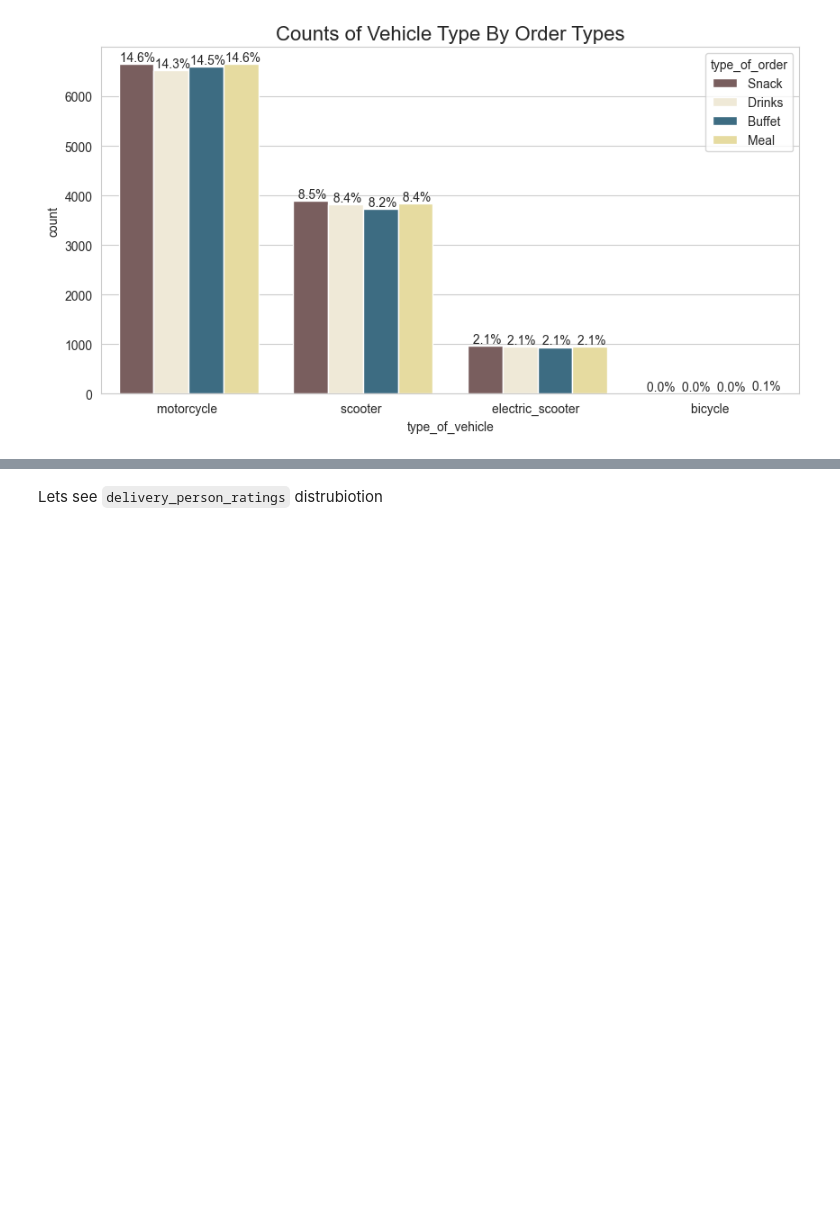
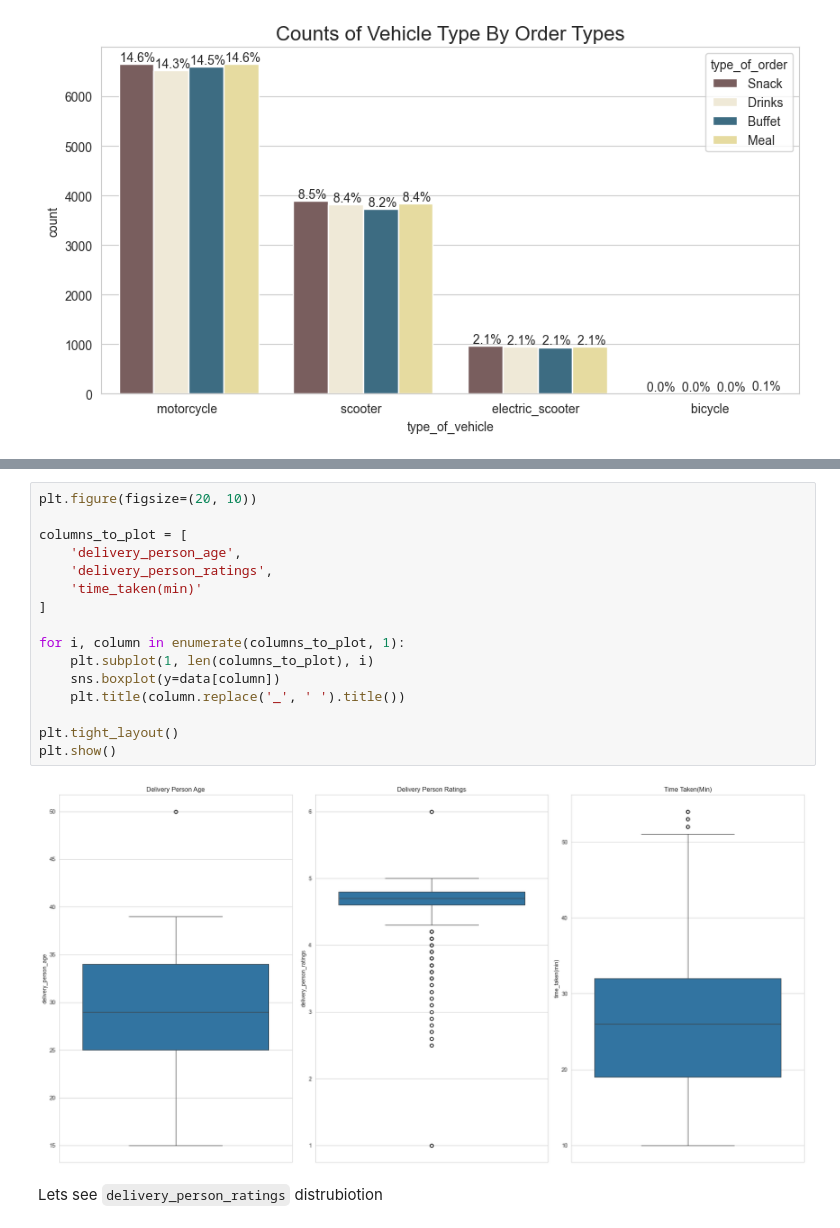
Before and after one commit to MrRezamo/Food_Delivery_Time_Prediction, a Jupyter notebook: Project/Main_Project.ipynb, the cells around one changed output, grey strips where cells are left out. Drawn from its saved outputs; the diff is of its cells as text; blank space fills up the shorter version.

```diff
--- a/Project/Main_Project.ipynb
+++ b/Project/Main_Project.ipynb
@@ -168,3 +198,21 @@ countplot(
+# %%
+plt.figure(figsize=(20, 10))
+
+columns_to_plot = [
+    'delivery_person_age',
+    'delivery_person_ratings',
+    'time_taken(min)'
+]
+
+for i, column in enumerate(columns_to_plot, 1):
+    plt.subplot(1, len(columns_to_plot), i)
+    sns.boxplot(y=data[column])
+    plt.title(column.replace('_', ' ').title())
+
+plt.tight_layout()
+plt.show()
+# %% [output]
+[figure, added]
 # %% [markdown]
 Lets see `delivery_person_ratings` distrubiotion
 # %%
```
Also changed, not shown: parts of 3 cells of this notebook.
